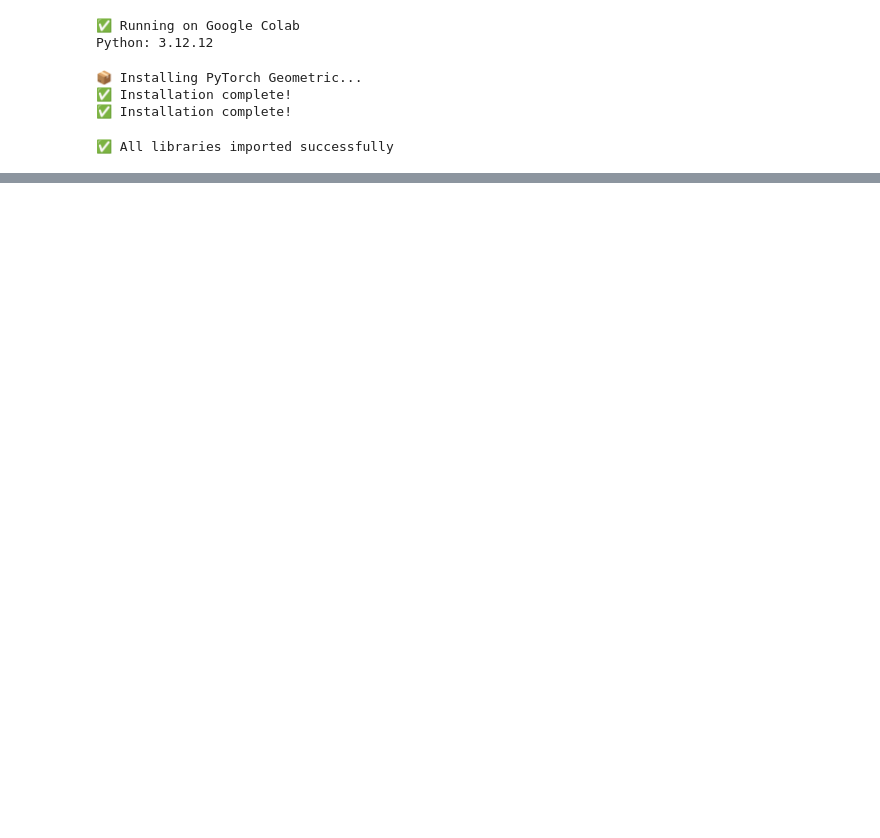
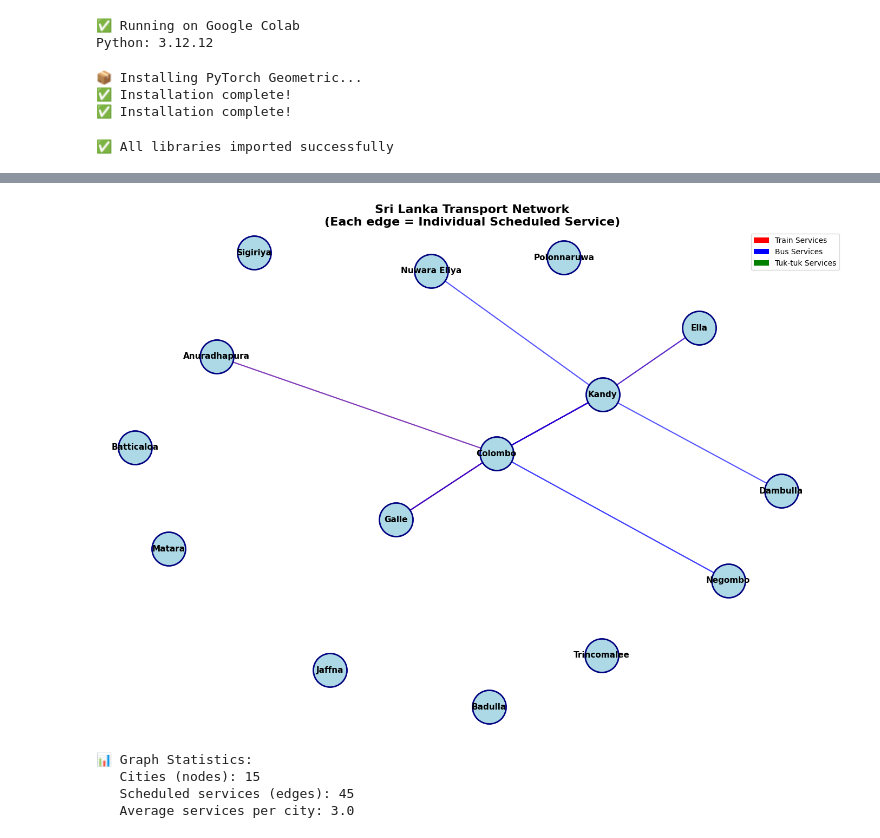
Before and after one commit to Travion-Reserch-Project/ml-services, a Jupyter notebook: transport-service/notebooks/gnn_transport_network_v1.ipynb, the cells around one changed output, grey strips where cells are left out. Cells and saved outputs as stored; diff of their text form; code cells hidden in the pictures; blank space fills up the shorter version.

Commit message:
feat: modifyed node to handle service based instruments

```diff
--- a/transport-service/notebooks/gnn_transport_network_v1.ipynb
+++ b/transport-service/notebooks/gnn_transport_network_v1.ipynb
@@ -392 +731,72 @@ plt.show()
+# %%
+# ============================================================
+# Visualize Transport Network Graph
+# ============================================================
+
+# Build simplified graph for visualization (show only a subset)
+# Select services from a few major routes
+visualization_routes = [
+    ("Colombo", "Kandy"),
+    ("Kandy", "Colombo"),
+    ("Colombo", "Galle"),
+]
+
+plt.figure(figsize=(14, 10))
+pos = nx.spring_layout(G, seed=42, k=2)
+
+# Draw nodes (cities)
+nx.draw_networkx_nodes(G, pos, node_size=2000, node_color='lightblue',
+                       edgecolors='navy', linewidths=2)
+
+# Draw node labels
+nx.draw_networkx_labels(G, pos, font_size=11, font_weight='bold')
+
+# Draw edges with colors by mode
+edge_colors = []
+edge_labels_dict = {}
+
+for u, v, key, data in G.edges(data=True, keys=True):
+    # Color by transport mode
+    if data['mode'] == 'train':
+        color = 'red'
+    elif data['mode'] == 'bus':
+        color = 'blue'
+    else:  # tuk-tuk
+        color = 'green'
+
+    edge_colors.append(color)
+
+    # Only label edges for visualization routes
+    if (u, v) in visualization_routes:
+        label = f"{data['service_name']}\n{data['departure_time']}"
+        edge_labels_dict[(u, v, key)] = label
+
+# Draw edges
+nx.draw_networkx_edges(G, pos, width=1.5, alpha=0.3, edge_color=edge_colors)
+
+# Add legend
+from matplotlib.patches import Patch
+legend_elements = [
+    Patch(facecolor='red', label='Train Services'),
+    Patch(facecolor='blue', label='Bus Services'),
+    Patch(facecolor='green', label='Tuk-tuk Services')
+]
+plt.legend(handles=legend_elements, loc='upper right', fontsize=10)
+
+plt.title('Sri Lanka Transport Network\n(Each edge = Individual Scheduled Service)',
+          fontsize=16, fontweight='bold')
+plt.axis('off')
+plt.tight_layout()
+plt.show()
+
+print(f"📊 Graph Statistics:")
+print(f"   Cities (nodes): {G.number_of_nodes()}")
+print(f"   Scheduled services (edges): {G.number_of_edges()}")
+print(f"   Average services per city: {G.number_of_edges() / G.number_of_nodes():.1f}")
+# %% [output]
+[figure, added]
+📊 Graph Statistics:
+   Cities (nodes): 15
+   Scheduled services (edges): 45
+   Average services per city: 3.0
 # %%
```
Also changed, not shown: parts of 25 cells of this notebook, 2 other files.
